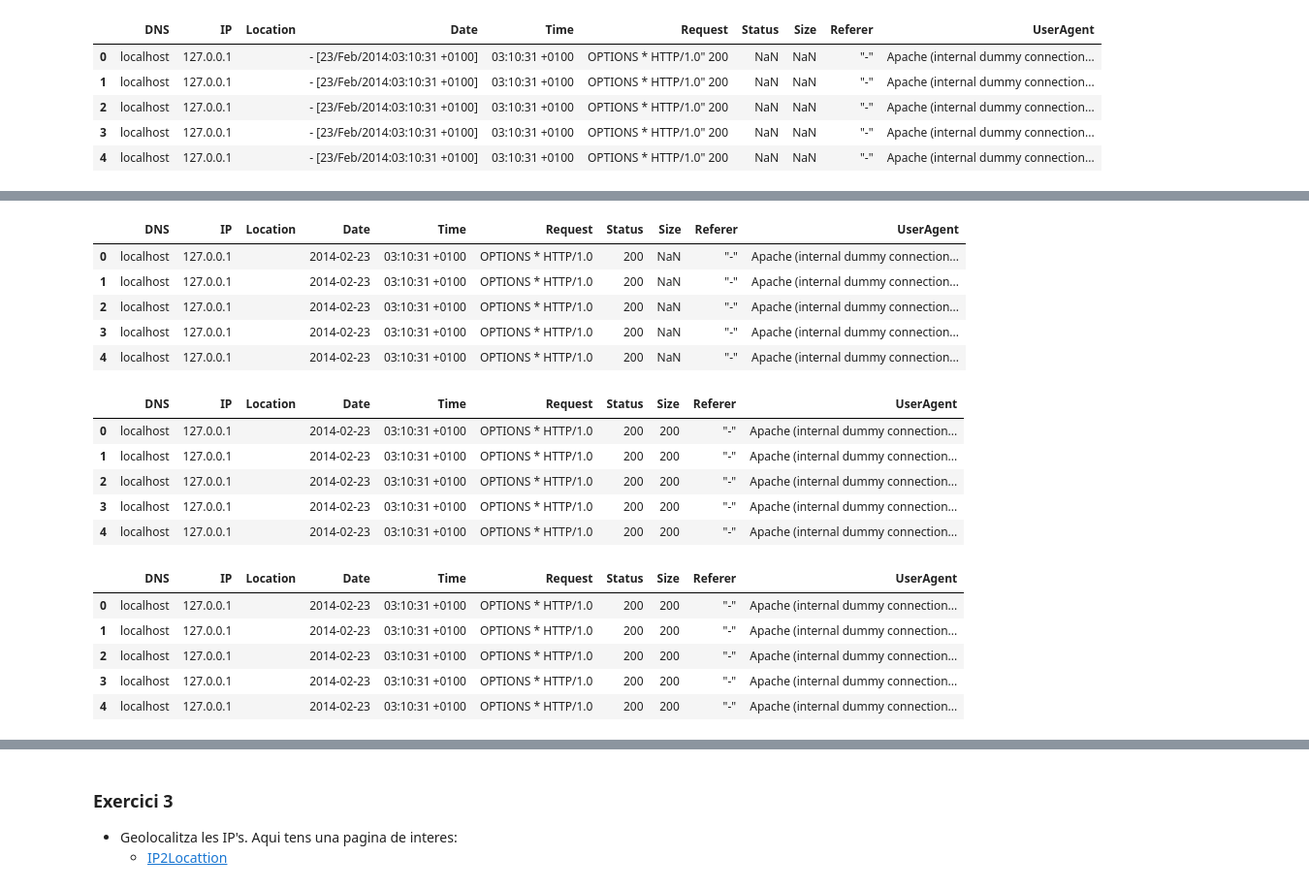
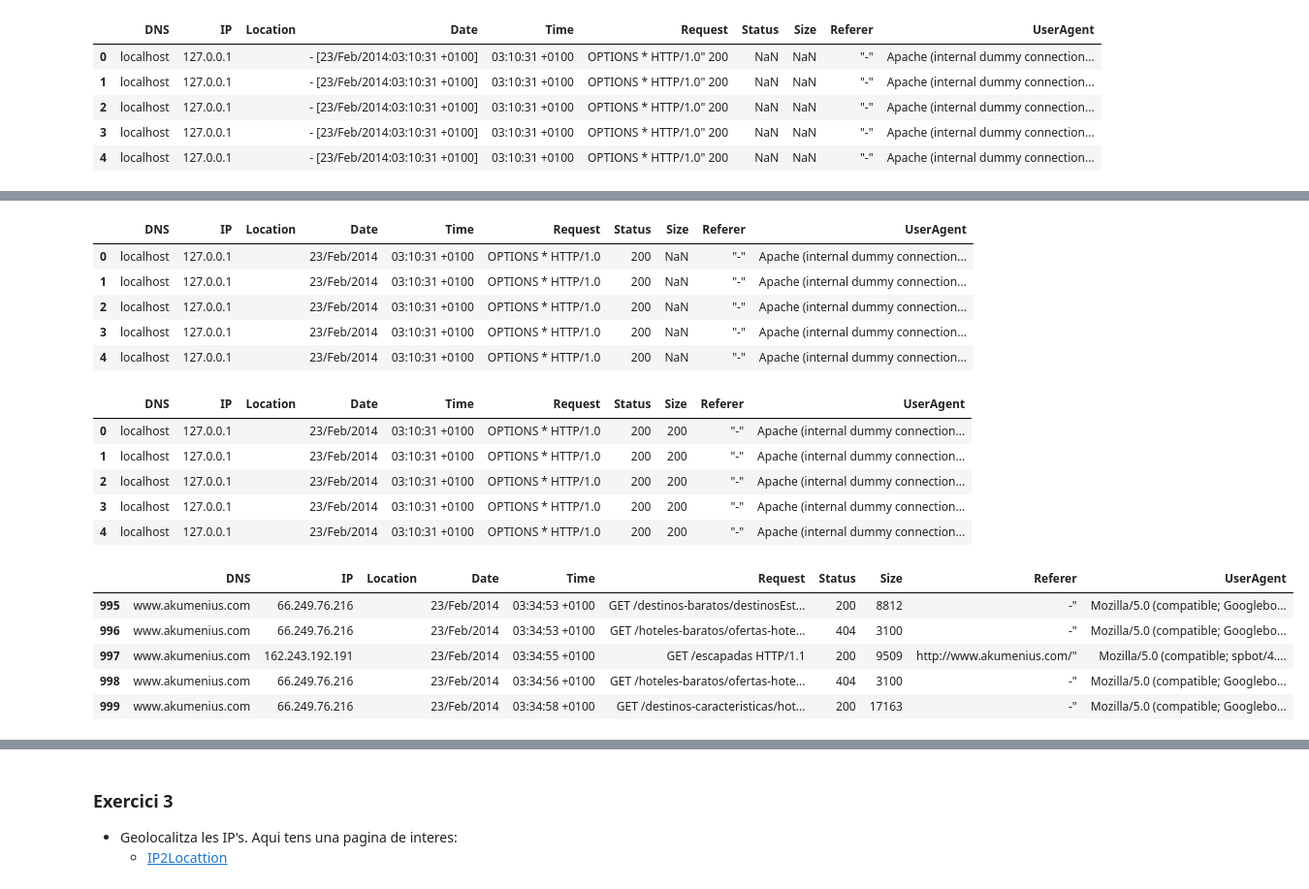
Before and after one commit to jesussantana/web-log-dash, a Jupyter notebook: Tasca_7_Registre_de_Logs.ipynb, the cells around one changed output, grey strips where cells are left out. Shown at 97% size. Drawn from its saved outputs; the diff is of its cells as text; code cells hidden in the pictures.

```diff
--- a/Tasca_7_Registre_de_Logs.ipynb
+++ b/Tasca_7_Registre_de_Logs.ipynb
@@ -115,7 +134,7 @@ Logs_copy.head()
 
 Logs_copy.Date = Logs_copy.Date.str.extract('(\d+/\w+/\d+)')
 
-Logs_copy.Date = pd.to_datetime(Logs_copy.Date, format = '%d/%b/%Y')
+#Logs_copy.Date = pd.to_datetime(Logs_copy.Date, format = '%d/%b/%Y')
 # %%
 Logs_copy.head()
 # %% [output]
@@ -133,33 +161,32 @@ Logs_copy[['Request','Status']] = Logs_copy.Request.str.split('\"', expand = Tru
 Logs_copy.head()
 # %% [output]
 |  | DNS | IP | Location | Date | Time | Request | Status | Size | Referer | UserAgent |
-| 0 | localhost | 127.0.0.1 |  | 2014-02-23 | 03:10:31 +0100 | OPTIONS * HTTP/1.0 | 200 | NaN | "-" | Apache (internal dummy connection... |
-| 1 | localhost | 127.0.0.1 |  | 2014-02-23 | 03:10:31 +0100 | OPTIONS * HTTP/1.0 | 200 | NaN | "-" | Apache (internal dummy connection... |
-| 2 | localhost | 127.0.0.1 |  | 2014-02-23 | 03:10:31 +0100 | OPTIONS * HTTP/1.0 | 200 | NaN | "-" | Apache (internal dummy connection... |
-| 3 | localhost | 127.0.0.1 |  | 2014-02-23 | 03:10:31 +0100 | OPTIONS * HTTP/1.0 | 200 | NaN | "-" | Apache (internal dummy connection... |
-| 4 | localhost | 127.0.0.1 |  | 2014-02-23 | 03:10:31 +0100 | OPTIONS * HTTP/1.0 | 200 | NaN | "-" | Apache (internal dummy connection... |
+| 0 | localhost | 127.0.0.1 |  | 23/Feb/2014 | 03:10:31 +0100 | OPTIONS * HTTP/1.0 | 200 | NaN | "-" | Apache (internal dummy connection... |
+| 1 | localhost | 127.0.0.1 |  | 23/Feb/2014 | 03:10:31 +0100 | OPTIONS * HTTP/1.0 | 200 | NaN | "-" | Apache (internal dummy connection... |
+| 2 | localhost | 127.0.0.1 |  | 23/Feb/2014 | 03:10:31 +0100 | OPTIONS * HTTP/1.0 | 200 | NaN | "-" | Apache (internal dummy connection... |
+| 3 | localhost | 127.0.0.1 |  | 23/Feb/2014 | 03:10:31 +0100 | OPTIONS * HTTP/1.0 | 200 | NaN | "-" | Apache (internal dummy connection... |
+| 4 | localhost | 127.0.0.1 |  | 23/Feb/2014 | 03:10:31 +0100 | OPTIONS * HTTP/1.0 | 200 | NaN | "-" | Apache (internal dummy connection... |
 # %%
 # Size data extraction
-
 Logs_copy.Size = Logs_copy.Status.str.extract('(\d+$)')
 Logs_copy.head()
 # %% [output]
 |  | DNS | IP | Location | Date | Time | Request | Status | Size | Referer | UserAgent |
-| 0 | localhost | 127.0.0.1 |  | 2014-02-23 | 03:10:31 +0100 | OPTIONS * HTTP/1.0 | 200 | 200 | "-" | Apache (internal dummy connection... |
-| 1 | localhost | 127.0.0.1 |  | 2014-02-23 | 03:10:31 +0100 | OPTIONS * HTTP/1.0 | 200 | 200 | "-" | Apache (internal dummy connection... |
-| 2 | localhost | 127.0.0.1 |  | 2014-02-23 | 03:10:31 +0100 | OPTIONS * HTTP/1.0 | 200 | 200 | "-" | Apache (internal dummy connection... |
-| 3 | localhost | 127.0.0.1 |  | 2014-02-23 | 03:10:31 +0100 | OPTIONS * HTTP/1.0 | 200 | 200 | "-" | Apache (internal dummy connection... |
-| 4 | localhost | 127.0.0.1 |  | 2014-02-23 | 03:10:31 +0100 | OPTIONS * HTTP/1.0 | 200 | 200 | "-" | Apache (internal dummy connection... |
+| 0 | localhost | 127.0.0.1 |  | 23/Feb/2014 | 03:10:31 +0100 | OPTIONS * HTTP/1.0 | 200 | 200 | "-" | Apache (internal dummy connection... |
+| 1 | localhost | 127.0.0.1 |  | 23/Feb/2014 | 03:10:31 +0100 | OPTIONS * HTTP/1.0 | 200 | 200 | "-" | Apache (internal dummy connection... |
+| 2 | localhost | 127.0.0.1 |  | 23/Feb/2014 | 03:10:31 +0100 | OPTIONS * HTTP/1.0 | 200 | 200 | "-" | Apache (internal dummy connection... |
+| 3 | localhost | 127.0.0.1 |  | 23/Feb/2014 | 03:10:31 +0100 | OPTIONS * HTTP/1.0 | 200 | 200 | "-" | Apache (internal dummy connection... |
+| 4 | localhost | 127.0.0.1 |  | 23/Feb/2014 | 03:10:31 +0100 | OPTIONS * HTTP/1.0 | 200 | 200 | "-" | Apache (internal dummy connection... |
 # %%
 # Status data extraction
 
 Logs_copy.Status = Logs_copy.Status.str.extract('(\d{3})')
-Logs_copy.head()
+Logs_copy.tail()
 # %% [output]
 |  | DNS | IP | Location | Date | Time | Request | Status | Size | Referer | UserAgent |
-| 0 | localhost | 127.0.0.1 |  | 2014-02-23 | 03:10:31 +0100 | OPTIONS * HTTP/1.0 | 200 | 200 | "-" | Apache (internal dummy connection... |
-| 1 | localhost | 127.0.0.1 |  | 2014-02-23 | 03:10:31 +0100 | OPTIONS * HTTP/1.0 | 200 | 200 | "-" | Apache (internal dummy connection... |
-| 2 | localhost | 127.0.0.1 |  | 2014-02-23 | 03:10:31 +0100 | OPTIONS * HTTP/1.0 | 200 | 200 | "-" | Apache (internal dummy connection... |
-| 3 | localhost | 127.0.0.1 |  | 2014-02-23 | 03:10:31 +0100 | OPTIONS * HTTP/1.0 | 200 | 200 | "-" | Apache (internal dummy connection... |
-| 4 | localhost | 127.0.0.1 |  | 2014-02-23 | 03:10:31 +0100 | OPTIONS * HTTP/1.0 | 200 | 200 | "-" | Apache (internal dummy connection... |
+| 995 | www.akumenius.com | 66.249.76.216 |  | 23/Feb/2014 | 03:34:53 +0100 | GET /destinos-baratos/destinosEst... | 200 | 8812 | -" | Mozilla/5.0 (compatible; Googlebo... |
+| 996 | www.akumenius.com | 66.249.76.216 |  | 23/Feb/2014 | 03:34:53 +0100 | GET /hoteles-baratos/ofertas-hote... | 404 | 3100 | -" | Mozilla/5.0 (compatible; Googlebo... |
+| 997 | www.akumenius.com | 162.243.192.191 |  | 23/Feb/2014 | 03:34:55 +0100 | GET /escapadas HTTP/1.1 | 200 | 9509 | http://www.akumenius.com/" | Mozilla/5.0 (compatible; spbot/4.... |
+| 998 | www.akumenius.com | 66.249.76.216 |  | 23/Feb/2014 | 03:34:56 +0100 | GET /hoteles-baratos/ofertas-hote... | 404 | 3100 | -" | Mozilla/5.0 (compatible; Googlebo... |
+| 999 | www.akumenius.com | 66.249.76.216 |  | 23/Feb/2014 | 03:34:58 +0100 | GET /destinos-caracteristicas/hot... | 200 | 17163 | -" | Mozilla/5.0 (compatible; Googlebo... |
 # %%
```
Also changed, not shown: parts of 17 cells of this notebook.
